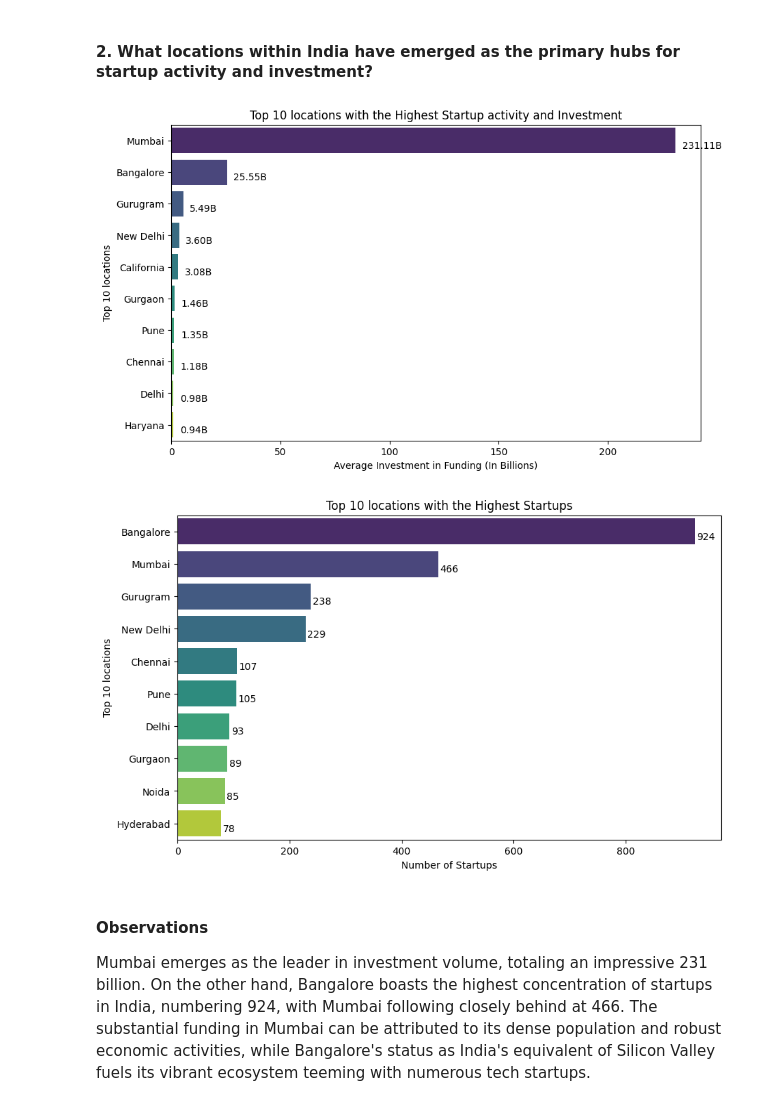
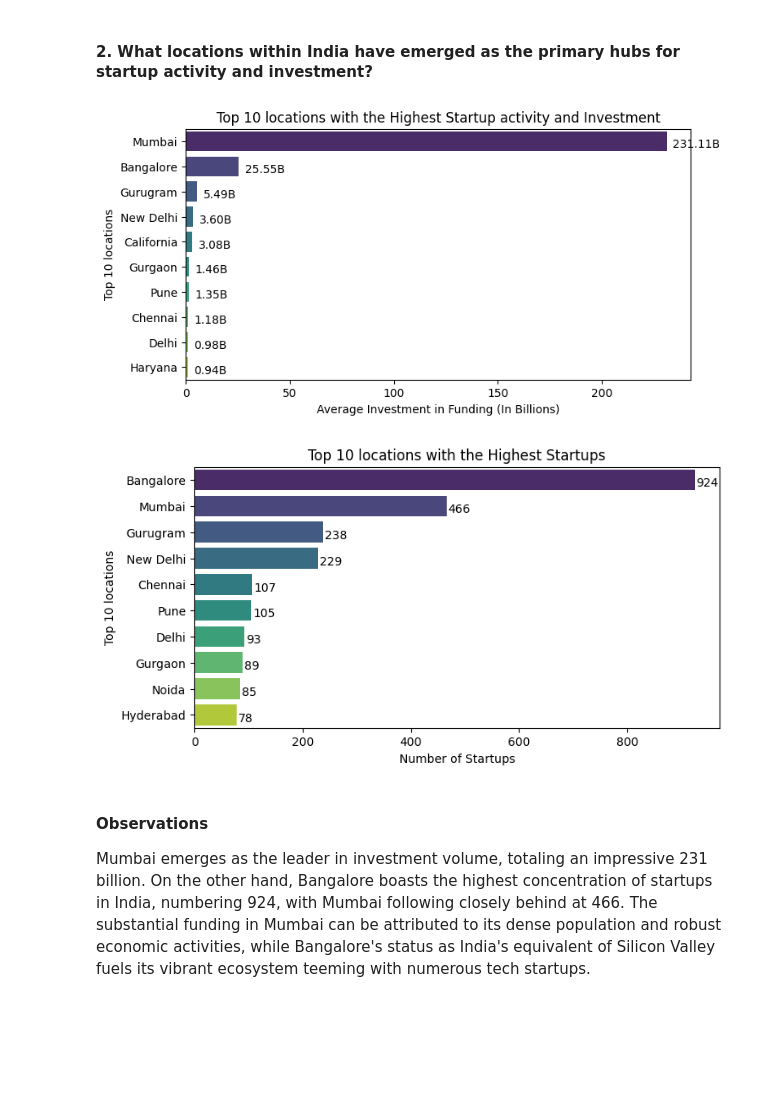
Before and after one commit to valiantezabuku/A-Data-Analysis-Project, a Jupyter notebook: indian_start_up_funding_analysis.ipynb, the cells around one changed output. Cells and saved outputs as stored; diff of their text form; code cells hidden in the pictures; blank space fills up the shorter version.

```diff
--- a/indian_start_up_funding_analysis.ipynb
+++ b/indian_start_up_funding_analysis.ipynb
@@ -1271,28 +1273,28 @@ Initially, from 2018 to the beginning of 2019, the top five sectors displayed re
 # %%
 # Grouping the dataset based on the headquarters
 startups_by_location = final_dataset.groupby('headquarter')['amount($)'].sum()
 
 #Reset index and get the top 10 locations
 top_10_locations = startups_by_location.reset_index().sort_values(by ='amount($)', ascending = False).head(10)
 
 # top_10_locations
 
 # #Convert the 'growth' values to billions
 top_10_locations['growth_billions'] = top_10_locations['amount($)'] / 1e9
 
 # Plotting using seaborn with formatted data labels
-plt.figure(figsize=(10, 6))
+plt.figure(figsize=(8, 4))
 bar_plot = sns.barplot(x='growth_billions', y='headquarter', data=top_10_locations, palette="viridis")
 # Add the formatted numbers near the bars
 for i, v in enumerate(top_10_locations['growth_billions']):
     bar_plot.text(v + 3, i + .25, f'{v:.2f}B', color='black', fontweight='light')
 
 plt.title('Top 10 locations with the Highest Startup activity and Investment')
 plt.xlabel('Average Investment in Funding (In Billions)')
 plt.ylabel('Top 10 locations')
 plt.show()
 # %% [output]
-[figure, old version]
+[figure, new version]
 # %%
 startups_by_location2 = final_dataset['headquarter'].value_counts()
 
@@ -1302,7 +1304,7 @@ top_10_locations2.columns = ['headquarter', 'count']
 
 
 # Plotting using seaborn
-plt.figure(figsize=(10, 6))
+plt.figure(figsize=(8, 4))
 ax = sns.barplot(x='count', y='headquarter', data=top_10_locations2, palette="viridis")
 
 # Add the numbers near the bars
@@ -1314,7 +1316,7 @@ plt.xlabel('Number of Startups')
 plt.ylabel('Top 10 locations')
 plt.show()
 # %% [output]
-[figure, old version]
+[figure, new version]
 # %% [markdown]
 #### Observations
 Mumbai emerges as the leader in investment volume, totaling an impressive 231 billion. On the other hand, Bangalore boasts the highest concentration of startups in India, numbering 924, with Mumbai following closely behind at 466. The substantial funding in Mumbai can be attributed to its dense population and robust economic activities, while Bangalore's status as India's equivalent of Silicon Valley fuels its vibrant ecosystem teeming with numerous tech startups.
```
Also changed, not shown: parts of 5 cells of this notebook.
